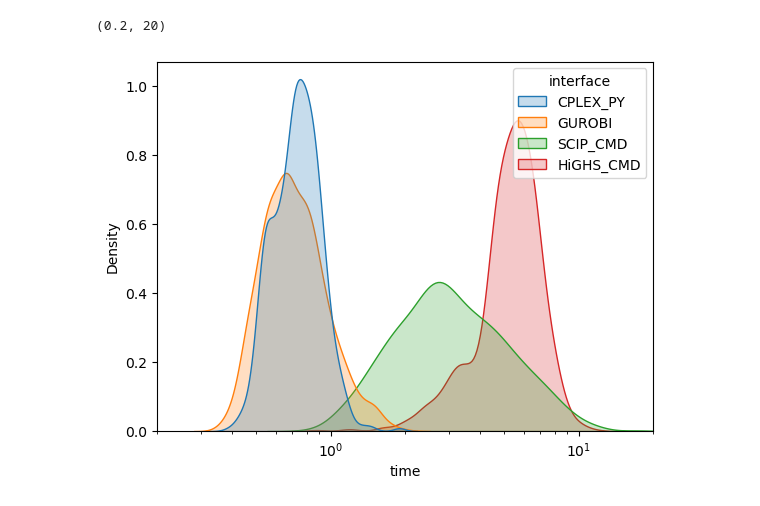
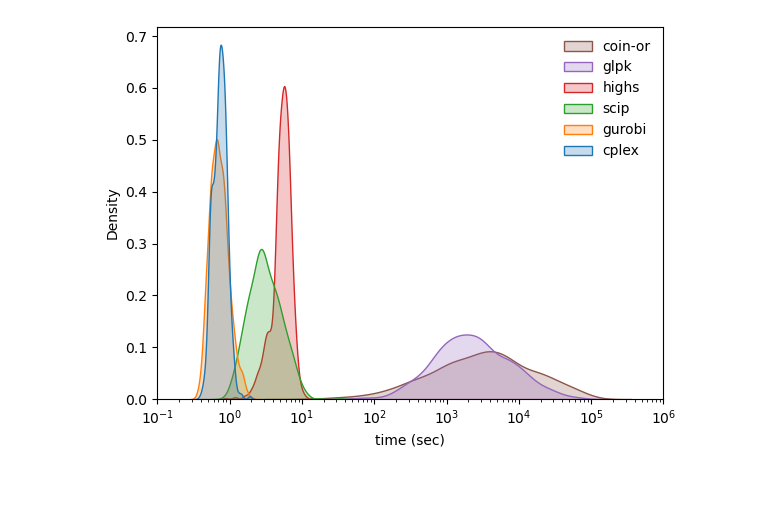
Before and after one commit to cdanielmachado/solver_benchmark, a Jupyter notebook: notebooks/analyse_sensitivity.ipynb, the cells around one changed output. Cells and saved outputs as stored; diff of their text form; code cells hidden in the pictures.

```diff
--- a/notebooks/analyse_sensitivity.ipynb
+++ b/notebooks/analyse_sensitivity.ipynb
@@ -6,2 +8,3 @@ import matplotlib.pyplot as plt
 # %%
-df = pd.read_csv('../sensitivity_milp.tsv', sep='\t', na_values='None')
+df = pd.read_csv('../results/sensitivity_milp.tsv', sep='\t', na_values='None')
+df = df.dropna().query('value > 1')
@@ -15,6 +11,24 @@ ax.set_ylim(0.2, 20)
 # %%
-ax= sns.kdeplot(df, x="time", hue="interface", log_scale=True, fill=True)
-ax.set_xlim(0.2, 20)
+solver_name = {
+    'CPLEX_PY': 'cplex',
+    'GUROBI': 'gurobi',
+    'SCIP_CMD': 'scip',
+    'HiGHS_CMD': 'highs',
+    'GLPK_CMD': 'glpk',
+    'COIN_CMD': 'coin-or',
+}
+
+order = list(solver_name.keys())
+labels = list(reversed(solver_name.values()))
+
+f, ax = plt.subplots(1, 1, figsize=(6, 4.5))
+
+sns.kdeplot(df, x="time", hue="interface", log_scale=True, fill=True, hue_order=order, ax=ax)
+ax.set_xlim(0.1, 1e6)
+ax.set_xlabel('time (sec)')
+ax.legend(labels, frameon=False)
+
+f.tight_layout()
+f.savefig('sensitivity.png', dpi=300)
 # %% [output]
-(0.2, 20)
-[figure, old version]
+[figure, new version]
```
Also changed, not shown: parts of 4 cells of this notebook, 14 other files.
